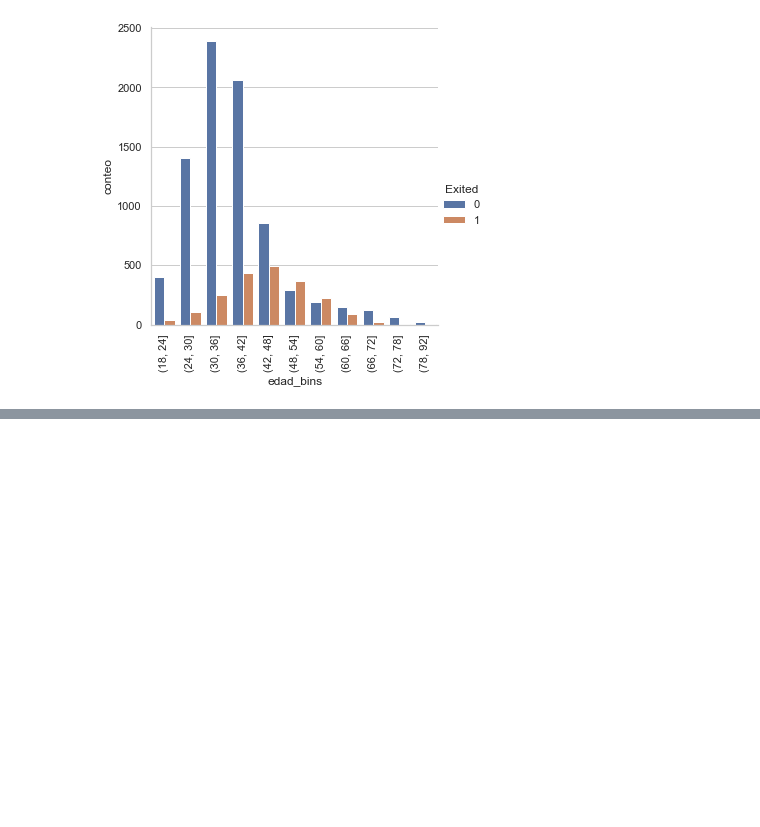
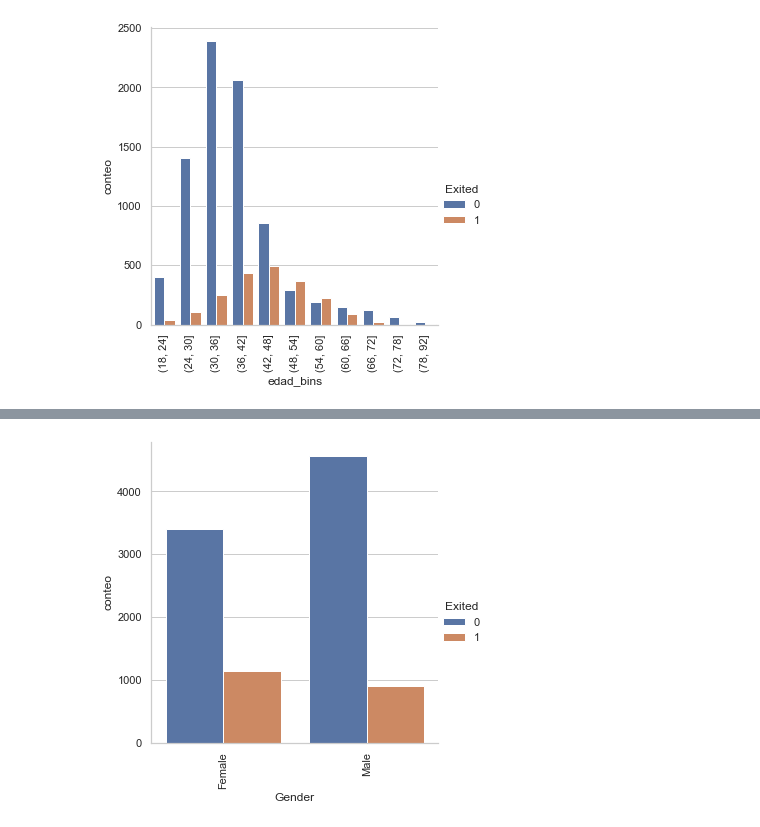
Before and after one commit to abigail-delacruz/AnalyticsMiproyecto, a Jupyter notebook: src/eda.ipynb, the cells around one changed output, grey strips where cells are left out. Saved outputs shown, nothing was run; the diff lists cells and outputs as text; code cells hidden in the pictures; blank space fills up the shorter version.

```diff
--- a/src/eda.ipynb
+++ b/src/eda.ipynb
@@ -288,0 +326,6 @@ Preguntas de exploración
+# %%
+conteo_genero_x_exited = (df_main[['Gender', 'Exited']].dropna() # Seleccion de columna y elimino NaNs
+                      .groupby(['Gender', 'Exited']).size() # Agrupo y cuento las obs. por intervalo de edad y sexo
+                      .reset_index() # Convierte a df
+                      .rename({0: 'conteo'}, axis=1)) # Cambia el nombre de "0" a "conteo"
+conteo_genero_x_exited.head()
@@ -288,0 +338,10 @@ Preguntas de exploración
+# %%
+# Gráfica de barras de cantidad de personas que fugaron agrupado por sexo
+g = sns.catplot(
+    data=conteo_genero_x_exited, kind="bar",
+    x="Gender", y="conteo", hue="Exited",
+)
+g.set_xticklabels(rotation=90)
+plt.show()
+# %% [output]
+[figure, added]
```
Also changed, not shown: parts of 21 cells of this notebook.
